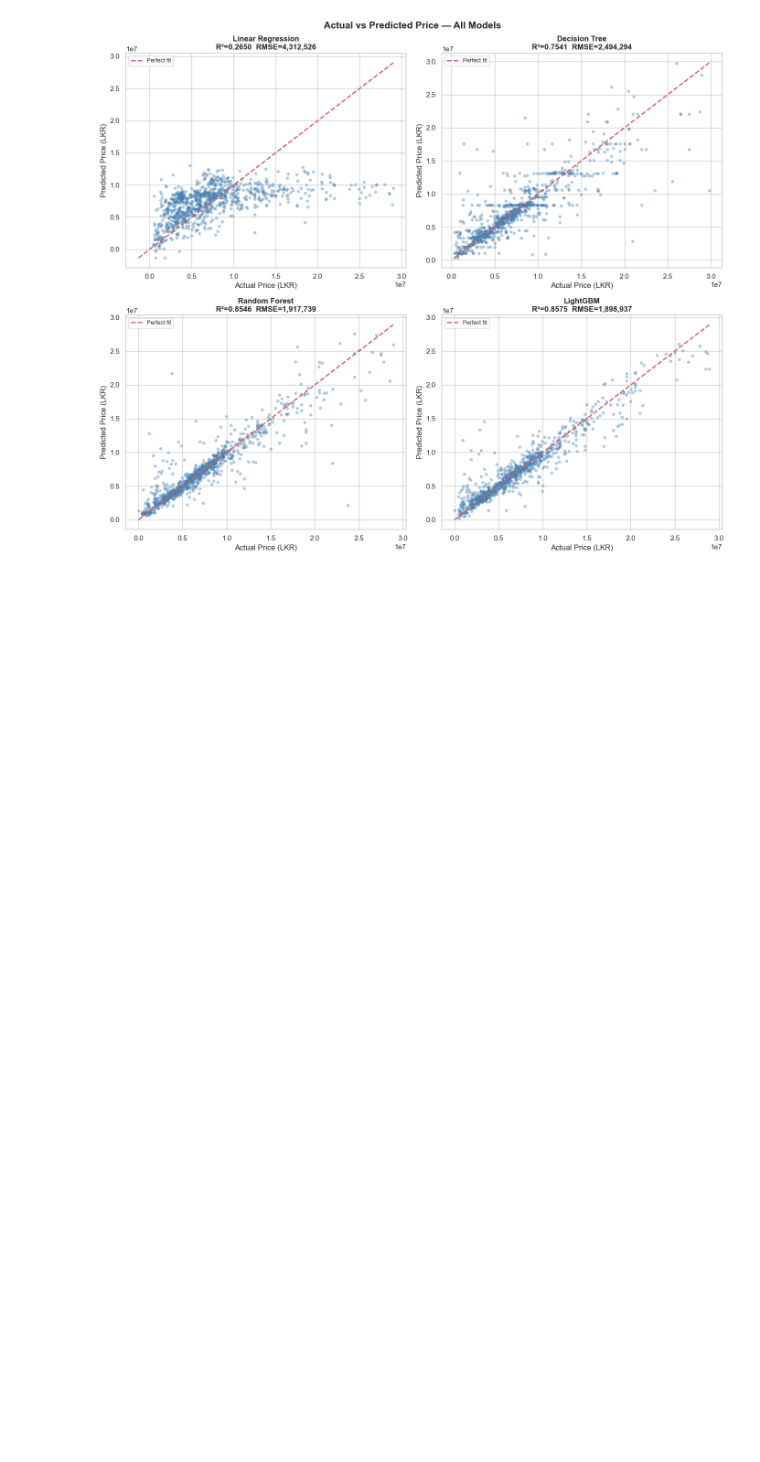
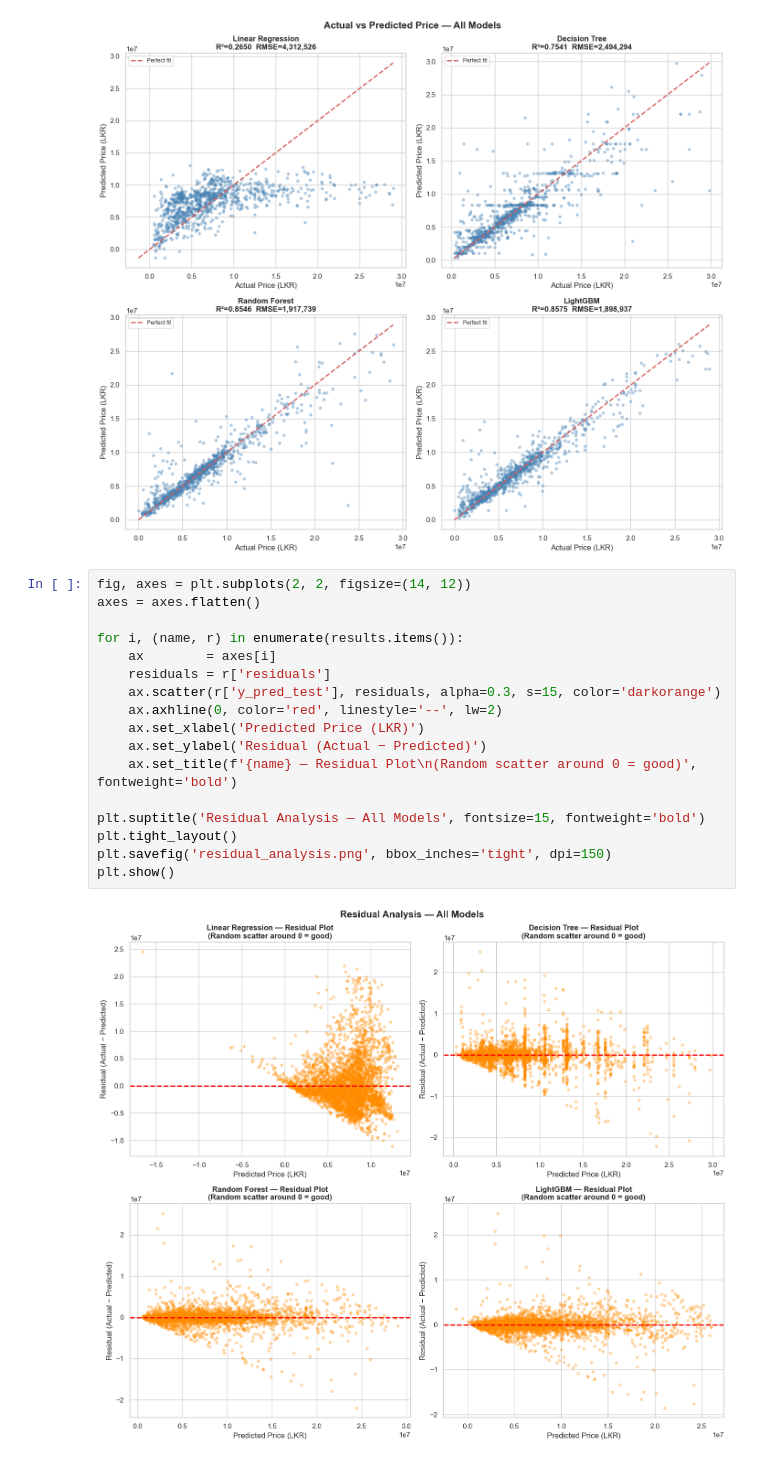
Before and after one commit to akila20040720/autoinsightcs70, a Jupyter notebook: model_training/model_testing.ipynb, the cells around one changed output. Drawn from its saved outputs; the diff is of its cells as text; blank space fills up the shorter version.

Commit message:
Add residual analysis plots for model evaluation

```diff
--- a/model_training/model_testing.ipynb
+++ b/model_training/model_testing.ipynb
@@ -272,3 +272,22 @@ plt.savefig('actual_vs_predicted.png', bbox_inches='tight', dpi=150)
 plt.show()
 # %% [output]
 [figure]
+# %%
+fig, axes = plt.subplots(2, 2, figsize=(14, 12))
+axes = axes.flatten()
+
+for i, (name, r) in enumerate(results.items()):
+    ax        = axes[i]
+    residuals = r['residuals']
+    ax.scatter(r['y_pred_test'], residuals, alpha=0.3, s=15, color='darkorange')
+    ax.axhline(0, color='red', linestyle='--', lw=2)
+    ax.set_xlabel('Predicted Price (LKR)')
+    ax.set_ylabel('Residual (Actual − Predicted)')
+    ax.set_title(f'{name} — Residual Plot\n(Random scatter around 0 = good)', fontweight='bold')
+
+plt.suptitle('Residual Analysis — All Models', fontsize=15, fontweight='bold')
+plt.tight_layout()
+plt.savefig('residual_analysis.png', bbox_inches='tight', dpi=150)
+plt.show()
+# %% [output]
+[figure, added]
```
Also changed, not shown: 1 other file.
